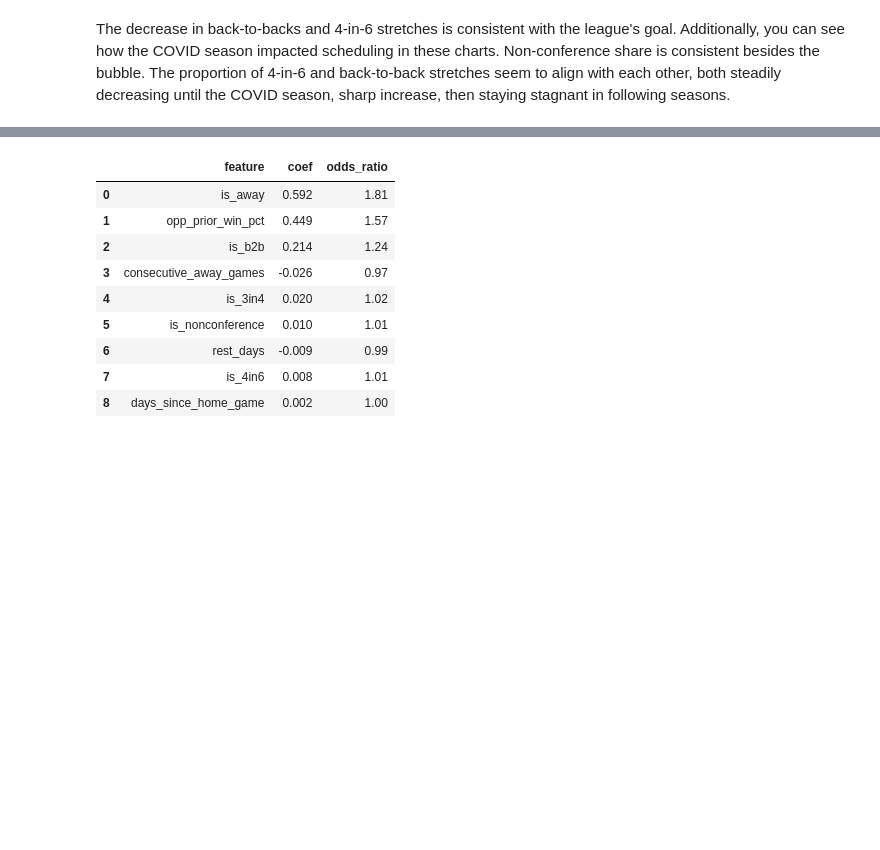
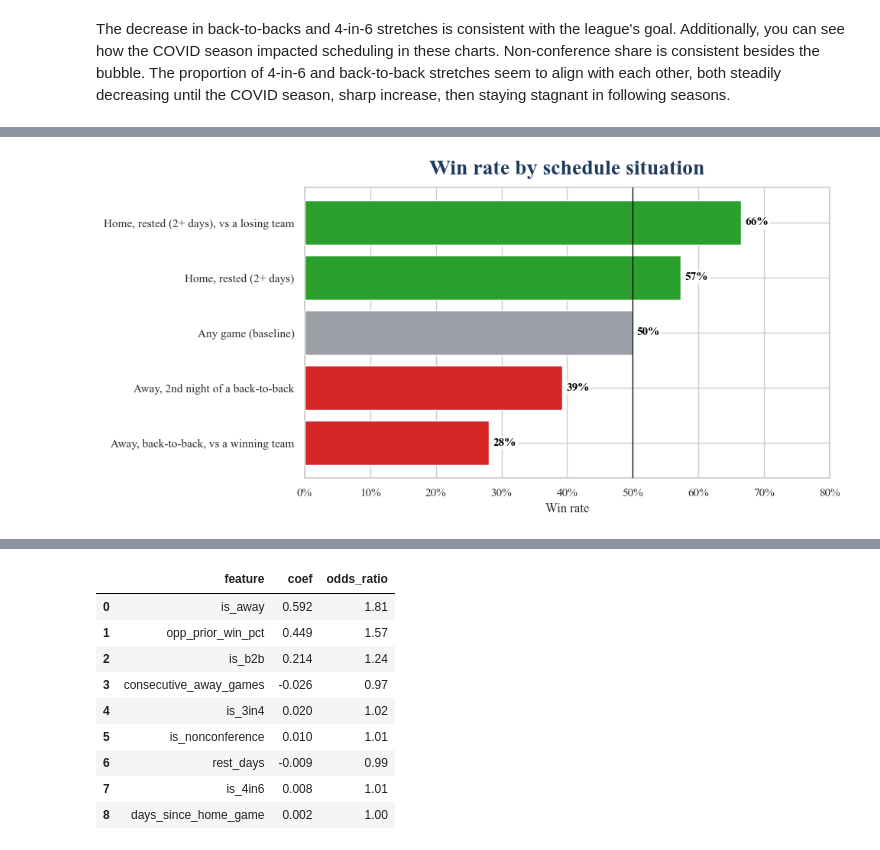
Before and after one commit to bridgetmunoz23/schedule_python, a Jupyter notebook: analysis.ipynb, the cells around one changed output, grey strips where cells are left out. Cells and saved outputs as stored; diff of their text form; code cells hidden in the pictures; blank space fills up the shorter version.

```diff
--- a/analysis.ipynb
+++ b/analysis.ipynb
@@ -178,0 +189,32 @@ The decrease in back-to-backs and 4-in-6 stretches is consistent with the league
+# %%
+from matplotlib.ticker import PercentFormatter
+
+d = feats.dropna(subset=['rest_days']).copy()
+spots = [
+    ('Home, rested (2+ days), vs a losing team', (d.home==1) & (d.rest_days>=2) & (d.opp_prior_win_pct<0.5)),
+    ('Home, rested (2+ days)',                    (d.home==1) & (d.rest_days>=2)),
+    ('Any game (baseline)',                       d.index==d.index),
+    ('Away, 2nd night of a back-to-back',         (d.is_away==1) & (d.is_b2b==1)),
+    ('Away, back-to-back, vs a winning team',     (d.is_away==1) & (d.is_b2b==1) & (d.opp_prior_win_pct>0.5)),
+]
+res = (pd.DataFrame([(lab, d[m]['win'].mean(), int(pd.Series(m).sum())) for lab, m in spots],
+                    columns=['spot','winrate','n']).sort_values('winrate'))
+
+fig, ax = plt.subplots(figsize=(10, 5))
+ax.set_axisbelow(True)
+colors = ['#9aa0a6' if 'baseline' in s else ('#2ca02c' if w>0.5 else '#d62728')
+          for s, w in zip(res.spot, res.winrate)]
+bars = ax.barh(res.spot, res.winrate, color=colors, zorder=3)
+ax.axvline(0.5, color='black', linewidth=0.9, zorder=4)
+ax.xaxis.set_major_formatter(PercentFormatter(xmax=1))
+ax.set_xlim(0, 0.8)
+lbls = ax.bar_label(bars, labels=[f'{w*100:.0f}%' for w in res.winrate],
+                    padding=4, fontsize=11, fontweight='bold', color='black')
+for t in lbls:
+    t.set_zorder(6); t.set_bbox(dict(boxstyle='round,pad=0.15', facecolor='white', edgecolor='none', alpha=0.9))
+ax.set_xlabel('Win rate')
+ax.set_title('Win rate by schedule situation', loc='center', fontsize=20, weight='bold', color='#1f3a5f', pad=12)
+plt.tight_layout()
+plt.show()
+# %% [output]
+[figure, added]
```
Also changed, not shown: parts of 18 cells of this notebook, 3 other files.
